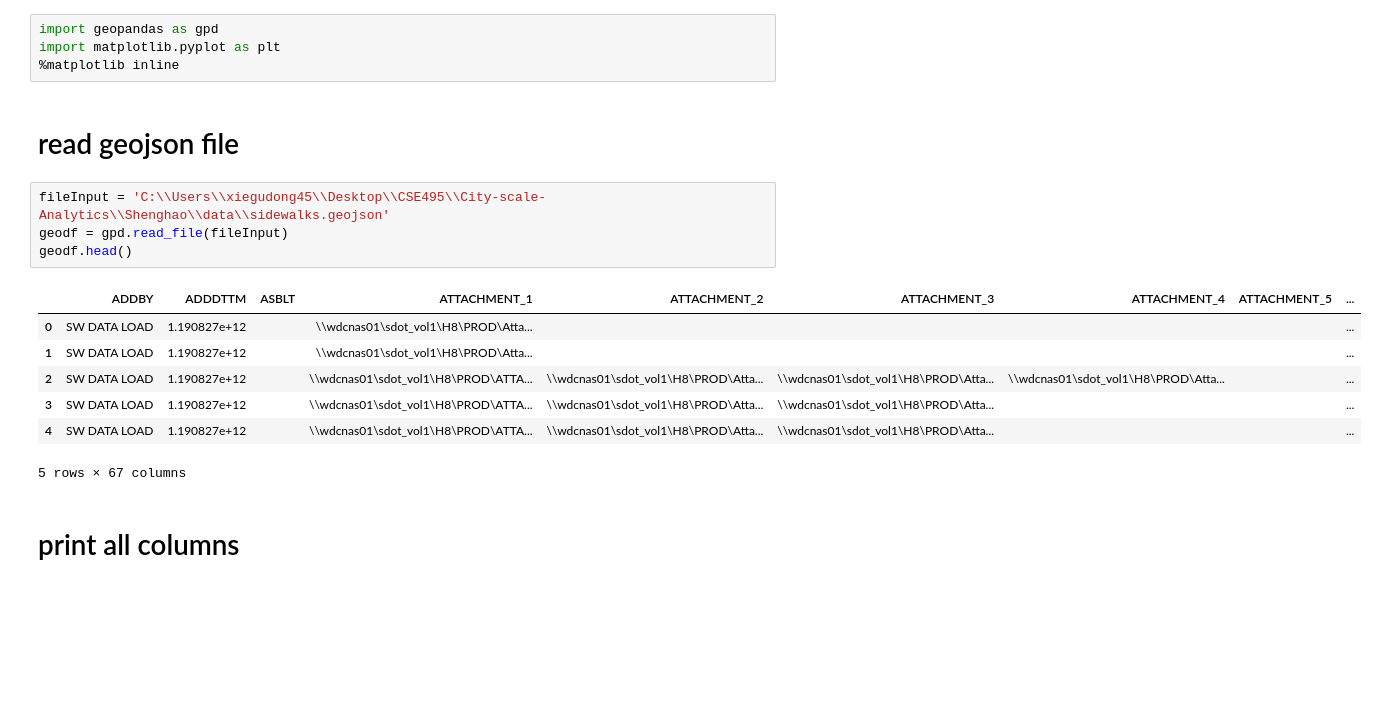
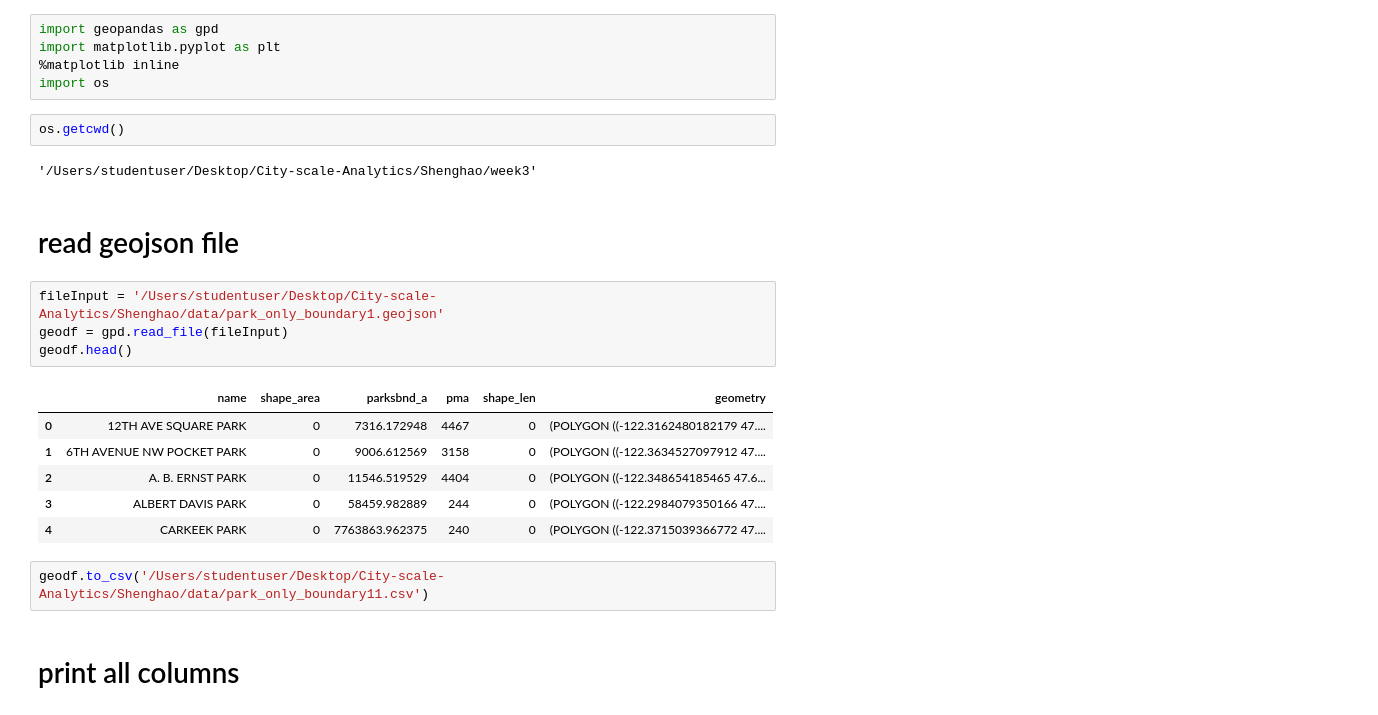
Before and after one commit to xiegudong45/City-scale-Analytics, a Jupyter notebook: Shenghao/week3/sidewalk_Shenghao.ipynb, the cells around one changed output. Saved outputs shown, nothing was run; the diff lists cells and outputs as text; blank space fills up the shorter version.

Commit message:
update week7

```diff
--- a/Shenghao/week3/sidewalk_Shenghao.ipynb
+++ b/Shenghao/week3/sidewalk_Shenghao.ipynb
@@ -2,20 +2,26 @@
 import geopandas as gpd
 import matplotlib.pyplot as plt
 %matplotlib inline
+import os
+# %%
+os.getcwd()
+# %% [output]
+'/Users/studentuser/Desktop/City-scale-Analytics/Shenghao/week3'
 # %% [markdown]
 # read geojson file
 # %%
-fileInput = 'C:\\Users\\xiegudong45\\Desktop\\CSE495\\City-scale-Analytics\\Shenghao\\data\\sidewalks.geojson'
+fileInput = '/Users/studentuser/Desktop/City-scale-Analytics/Shenghao/data/park_only_boundary1.geojson'
 geodf = gpd.read_file(fileInput)
 geodf.head()
 # %% [output]
-|  | ADDBY | ADDDTTM | ASBLT | ATTACHMENT_1 | ATTACHMENT_2 | ATTACHMENT_3 | ATTACHMENT_4 | ATTACHMENT_5 | ... |
-| 0 | SW DATA LOAD | 1.190827e+12 |  | \\wdcnas01\sdot_vol1\H8\PROD\Atta... |  |  |  |  | ... |
-| 1 | SW DATA LOAD | 1.190827e+12 |  | \\wdcnas01\sdot_vol1\H8\PROD\Atta... |  |  |  |  | ... |
-| 2 | SW DATA LOAD | 1.190827e+12 |  | \\wdcnas01\sdot_vol1\H8\PROD\ATTA... | \\wdcnas01\sdot_vol1\H8\PROD\Atta... | \\wdcnas01\sdot_vol1\H8\PROD\Atta... | \\wdcnas01\sdot_vol1\H8\PROD\Atta... |  | ... |
-| 3 | SW DATA LOAD | 1.190827e+12 |  | \\wdcnas01\sdot_vol1\H8\PROD\ATTA... | \\wdcnas01\sdot_vol1\H8\PROD\Atta... | \\wdcnas01\sdot_vol1\H8\PROD\Atta... |  |  | ... |
-| 4 | SW DATA LOAD | 1.190827e+12 |  | \\wdcnas01\sdot_vol1\H8\PROD\ATTA... | \\wdcnas01\sdot_vol1\H8\PROD\Atta... | \\wdcnas01\sdot_vol1\H8\PROD\Atta... |  |  | ... |
+|  | name | shape_area | parksbnd_a | pma | shape_len | geometry |
+| 0 | 12TH AVE SQUARE PARK | 0 | 7316.172948 | 4467 | 0 | (POLYGON ((-122.3162480182179 47.... |
+| 1 | 6TH AVENUE NW POCKET PARK | 0 | 9006.612569 | 3158 | 0 | (POLYGON ((-122.3634527097912 47.... |
+| 2 | A. B. ERNST PARK | 0 | 11546.519529 | 4404 | 0 | (POLYGON ((-122.348654185465 47.6... |
+| 3 | ALBERT DAVIS PARK | 0 | 58459.982889 | 244 | 0 | (POLYGON ((-122.2984079350166 47.... |
+| 4 | CARKEEK PARK | 0 | 7763863.962375 | 240 | 0 | (POLYGON ((-122.3715039366772 47.... |
-5 rows × 67 columns
+# %%
+geodf.to_csv('/Users/studentuser/Desktop/City-scale-Analytics/Shenghao/data/park_only_boundary11.csv')
 # %% [markdown]
 # print all columns
 # %%
```
Also changed, not shown: 15 other files.
